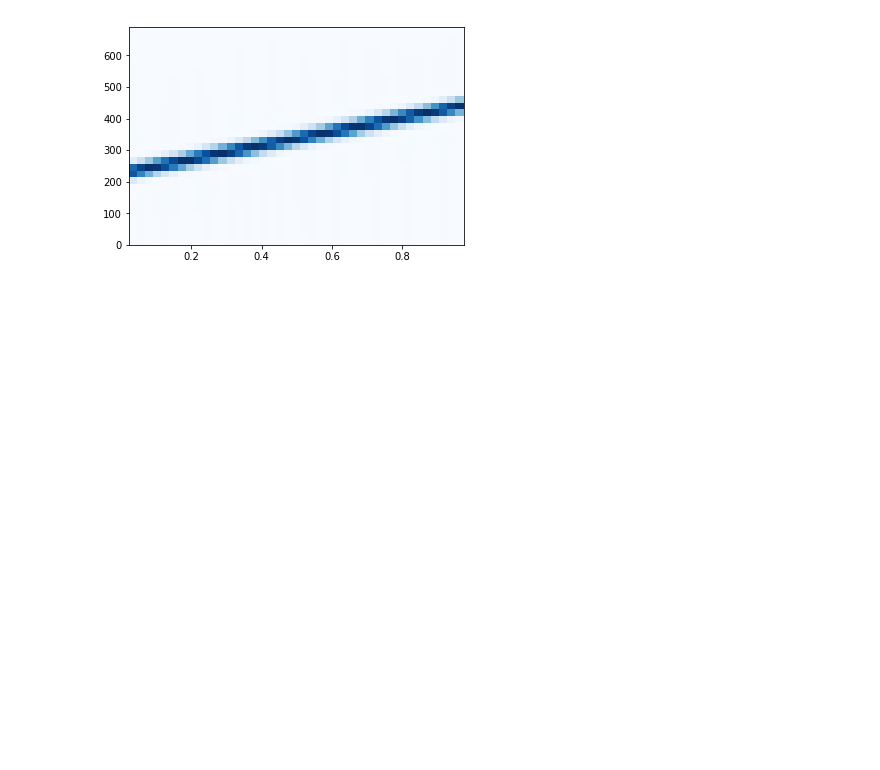
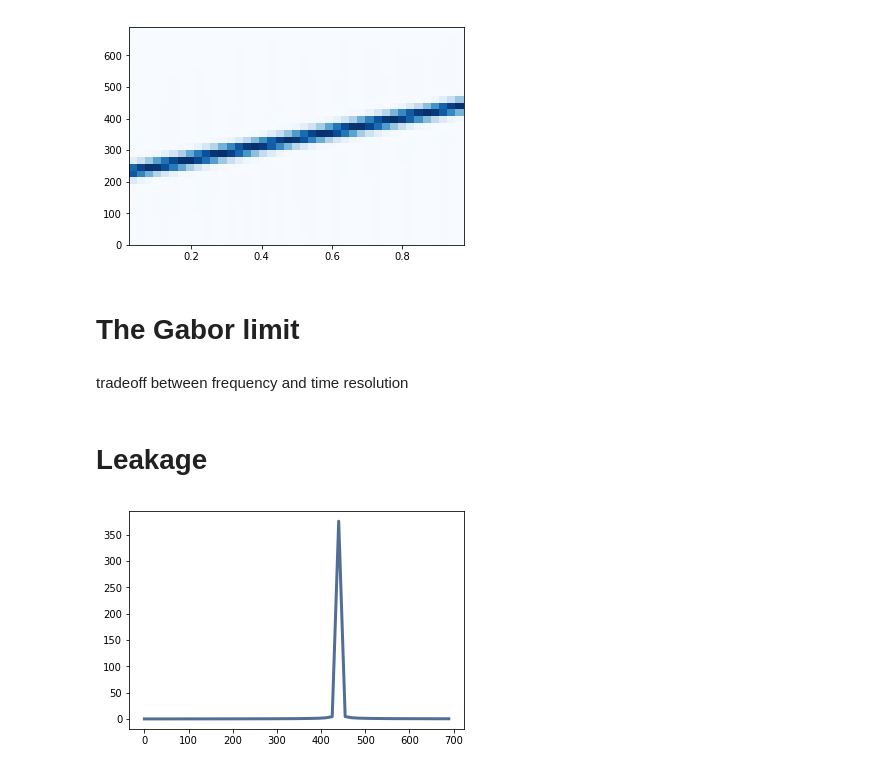
Before and after one commit to pitankar/dsp, a Jupyter notebook: 03_non_periodic_signals.ipynb, the cells around one changed output. Saved outputs shown, nothing was run; the diff lists cells and outputs as text; code cells hidden in the pictures; blank space fills up the shorter version.

```diff
--- a/03_non_periodic_signals.ipynb
+++ b/03_non_periodic_signals.ipynb
@@ -51,3 +51,19 @@ spectrogram = wave.make_spectrogram(seg_length=512)
 spectrogram.plot(high=700)
 # %% [output]
 [figure]
+# %% [markdown]
+# The Gabor limit
+# %% [markdown]
+tradeoff between frequency and time resolution
+# %% [markdown]
+# Leakage
+# %%
+signal = thinkdsp.SinSignal(freq=440)
+
+duration = signal.period * 30
+wave = signal.make_wave(duration)
+
+spectrum = wave.make_spectrum()
+spectrum.plot(high=700)
+# %% [output]
+[figure, added]
```
Also changed, not shown: parts of 3 cells of this notebook, 1 other file.
